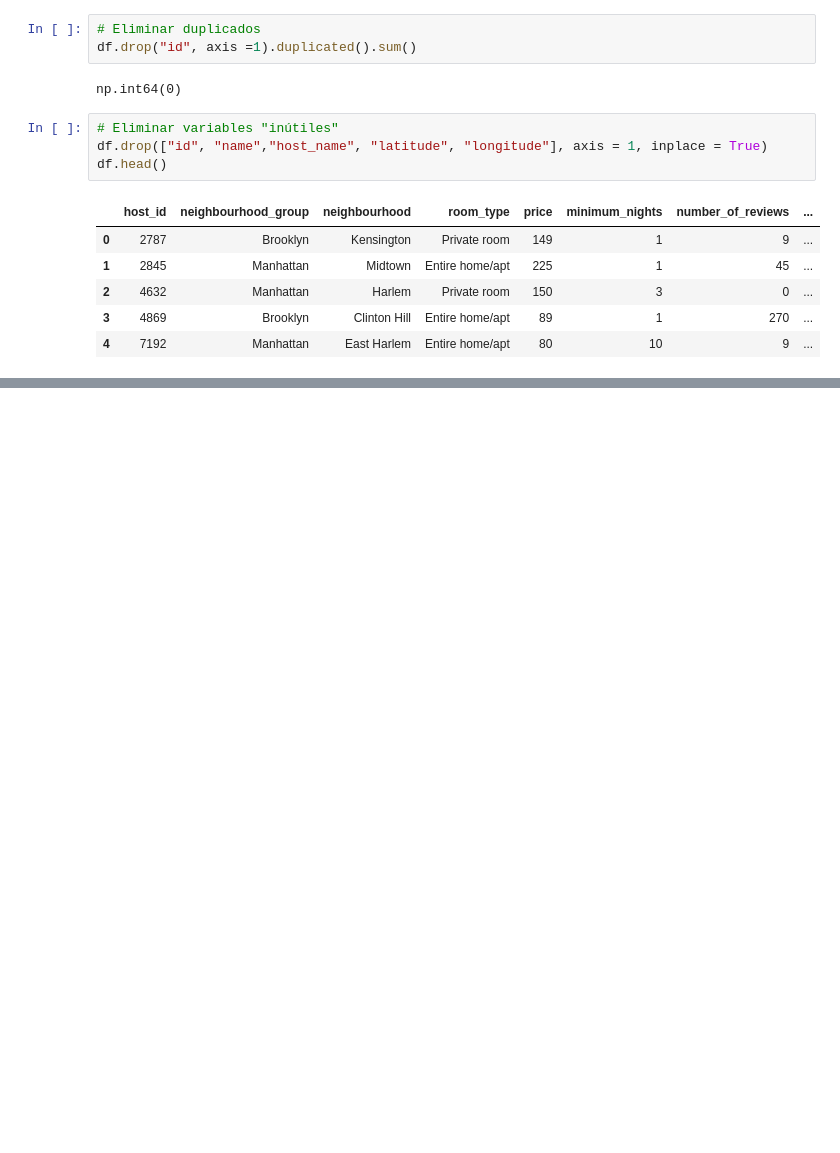
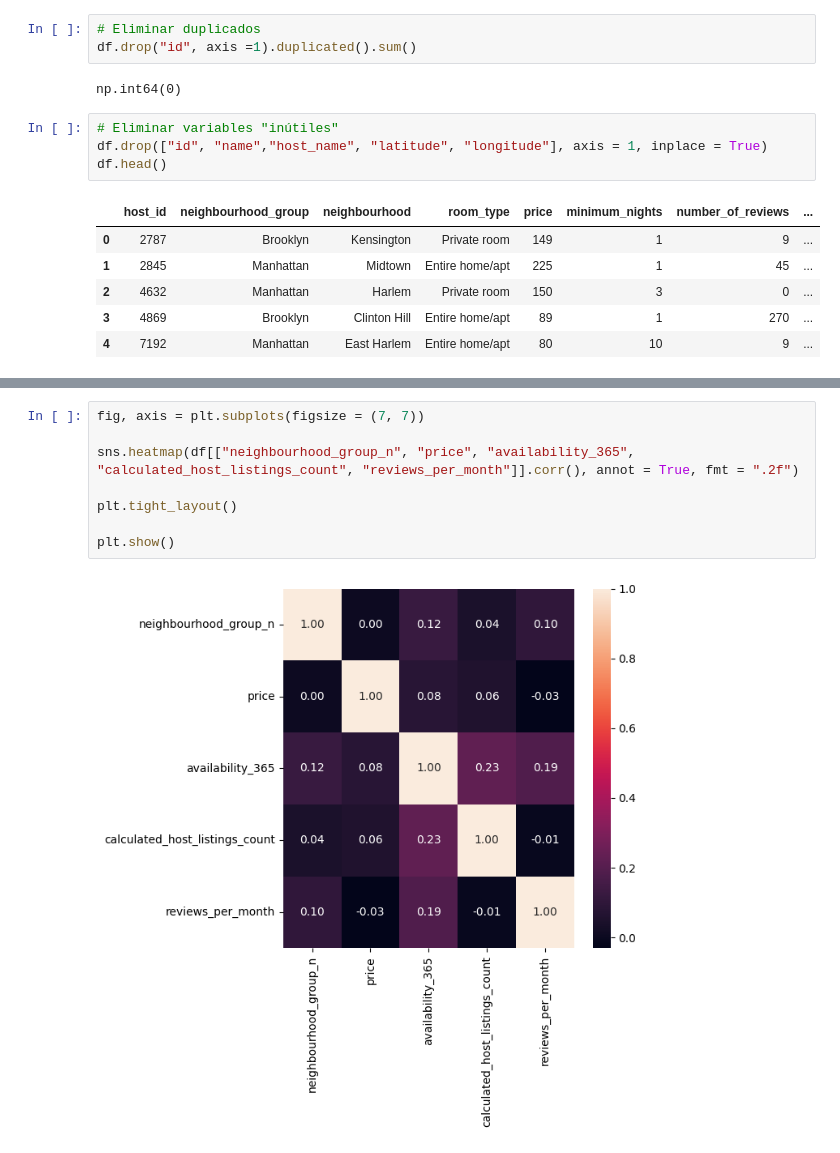
Before and after one commit to 4GeeksAcademy/OscarLearteD_Analisis_exploratorio, a Jupyter notebook: src/explore.ipynb, the cells around one changed output, grey strips where cells are left out. Saved outputs shown, nothing was run; the diff lists cells and outputs as text; blank space fills up the shorter version.

```diff
--- a/src/explore.ipynb
+++ b/src/explore.ipynb
@@ -41 +60,11 @@ df.head()
+# %%
+fig, axis = plt.subplots(figsize = (7, 7))
+
+sns.heatmap(df[["neighbourhood_group_n", "price", "availability_365", "calculated_host_listings_count", "reviews_per_month"]].corr(), annot = True, fmt = ".2f")
+
+plt.tight_layout()
+
+plt.show()
+# %% [output]
+[figure, added]
 # %%
```
Also changed, not shown: parts of 10 cells of this notebook, 3 other files.
